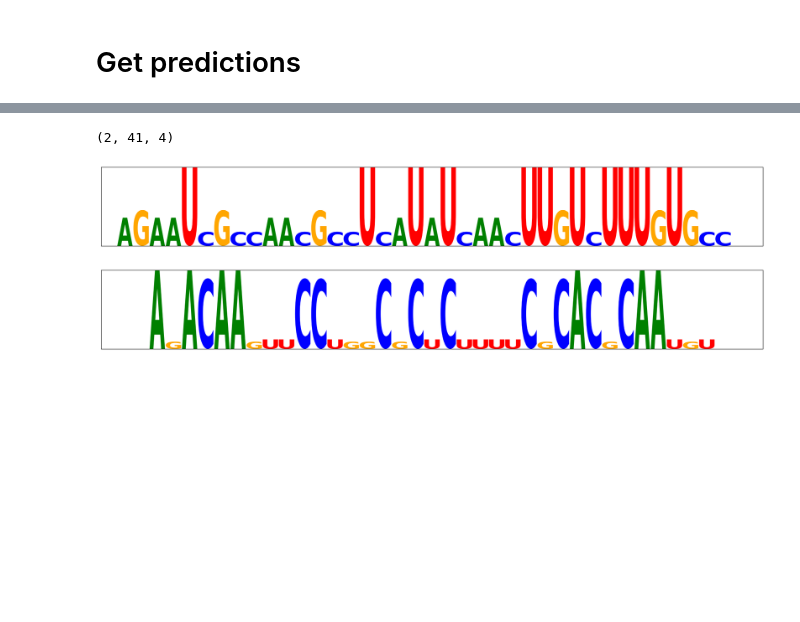
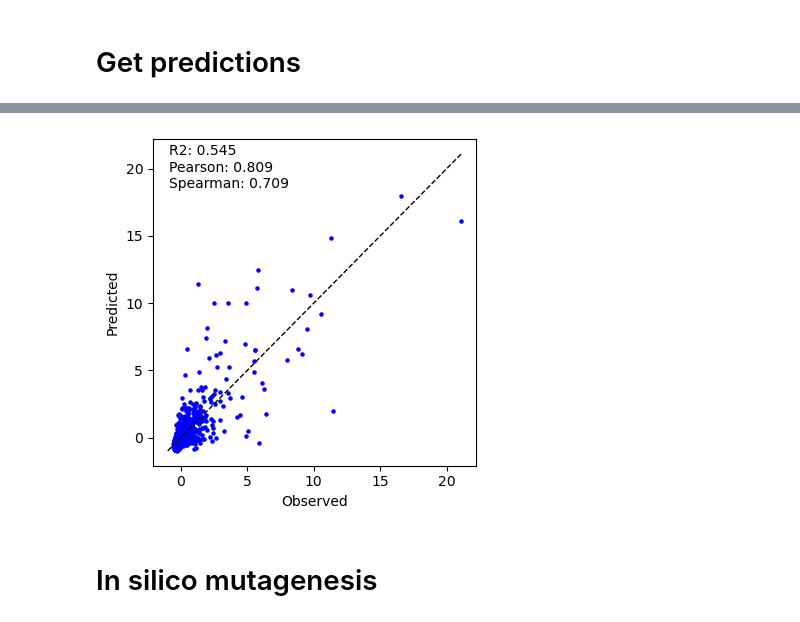
Before and after one commit to ML4GLand/EUGenE_use_cases, a Jupyter notebook: ResidualBind/5_interpret_ResidualBind.ipynb, the cells around one changed output, grey strips where cells are left out. Drawn from its saved outputs; the diff is of its cells as text; code cells hidden in the pictures; blank space fills up the shorter version.

```diff
--- a/ResidualBind/5_interpret_ResidualBind.ipynb
+++ b/ResidualBind/5_interpret_ResidualBind.ipynb
@@ -38,6 +55,20 @@ Data variables:
     rbp_id     (_target) <U11 'RNCMPT00100' 'RNCMPT00101' ... 'RNCMPT00009'
     rbp_index  (_target) int64 0 1 2 3 4 5 6 7 ... 237 238 239 240 241 242 243
     targets    (_sequence, _target) float32 0.795 -0.2654 -0.2193 ... 0.6552 nan
+# %%
+# Random select 1000 sequence indices
+np.random.seed(1234)
+idx = np.random.choice(sdata.dims["_sequence"], 1000, replace=False)
+
+# Subset the dataset
+sdata = sdata.isel(_sequence=idx)
+# %%
+# Get seqs to predict on
+X_test_np = sdata["inputs"].values.transpose(0, 2, 1)
+
+# Get target vector
+target_ind = np.where(sdata["rbp_id"].values == rbp)[0]
+targets = sdata["targets"][:, target_ind].values.squeeze()
 # %% [markdown]
 # Load best model
 # %%
@@ -48,7 +79,7 @@ arch = zoo.ResidualBind(
 )
 # %%
 module = models.SequenceModule.load_from_checkpoint(
-    "models/2023_12_16/ResidualBind/log_norm/RNCMPT00100/best_model.ckpt",
+    os.path.join(log_dir, "best_model.ckpt"),
     arch=arch,
 )
 # %% [output]
@@ -376,25 +91,12 @@ import logomaker as lmddd
-# %%
-scores.shape
-# %% [output]
-(2, 41, 4)
-# %%
-N, L, A = X.shape
-for k in range(len(X)):
-    counts_df = pd.DataFrame(data=0.0, columns=list('ACGU'), index=list(range(L)))
-    for a in range(A):
-        for l in range(L):
-            counts_df.iloc[l,a] = scores[k,l,a]
-
-    fig = plt.figure(figsize=(25,3))
-    ax = plt.subplot(1,1,1)
-    lm.Logo(counts_df, ax=ax)
-    ax.yaxis.set_ticks_position('none')
-    ax.xaxis.set_ticks_position('none')
-    plt.xticks([])
-    plt.yticks([])
-    fig = plt.gcf()
-    ax2 = ax.twinx()
-    plt.yticks([])
-# %% [output]
-[figure, removed]
-[figure, removed]
+# %%
+preds = module.predict(X_test_np, batch_size=128).cpu().numpy().squeeze()
+# %%
+scatter(
+    preds,
+    targets,
+    density=False,
+    rasterized=True,
+    s=5,
+)
+# %% [output]
+[figure, added]
@@ -400,0 +106,2 @@ for k in range(len(X)):
+# %% [markdown]
+# In silico mutagenesis
```
Also changed, not shown: parts of 71 cells of this notebook, 10 other files.
